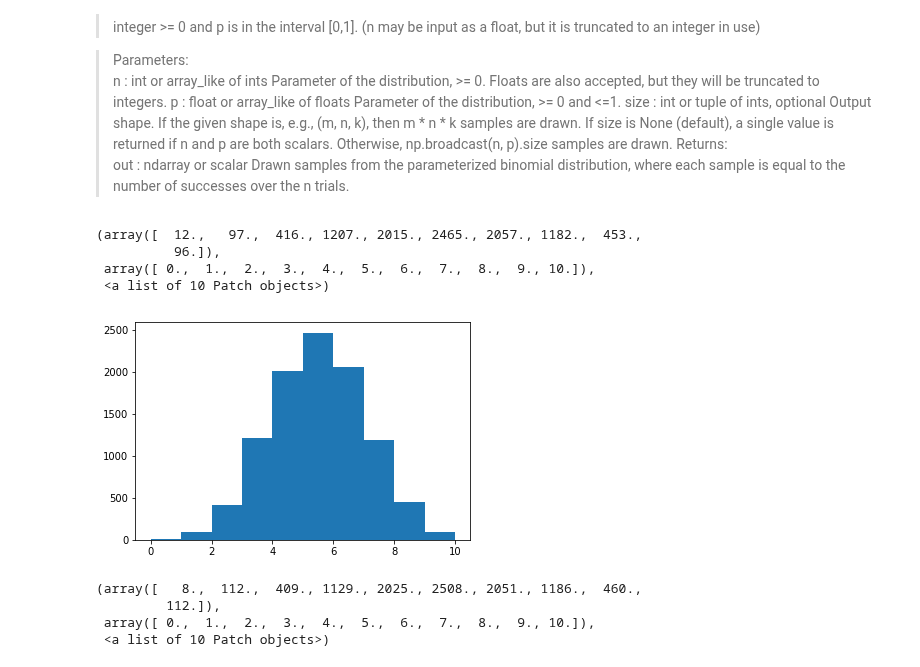
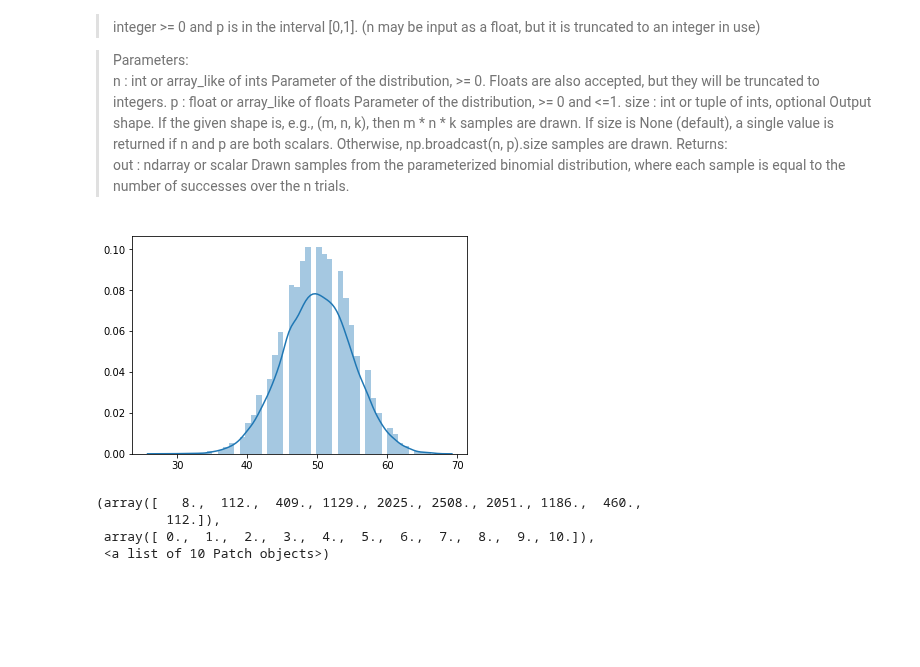
Before and after one commit to angela1C/Programming-for-Data-Analysis-numpy.random-project-2019, a Jupyter notebook: NumpyRandom.ipynb, the cells around one changed output. Cells and saved outputs as stored; diff of their text form; code cells hidden in the pictures; blank space fills up the shorter version.

```diff
--- a/NumpyRandom.ipynb
+++ b/NumpyRandom.ipynb
@@ -925,15 +959,11 @@ Returns:
 out : ndarray or scalar
 Drawn samples from the parameterized binomial distribution, where each sample is equal to the number of successes over the n trials.
 # %%
-n, p = 10, .5  # number of trials, probability of each trial
-s = np.random.binomial(n, p, 1000)
-plt.hist(s)
+n, p = 100, .5  # number of trials, probability of each trial
+x = np.random.binomial(n, p, 10000)
+sns.distplot(x);  # using seaborn
 # %% [output]
-(array([  12.,   97.,  416., 1207., 2015., 2465., 2057., 1182.,  453.,
-          96.]),
- array([ 0.,  1.,  2.,  3.,  4.,  5.,  6.,  7.,  8.,  9., 10.]),
- <a list of 10 Patch objects>)
-[figure, old version]
+[figure, new version]
 # %%
 n, p = 10, .5  # number of trials, probability of each trial
 s = np.random.binomial(n, p, 10000)
```
Also changed, not shown: parts of 64 cells of this notebook.
